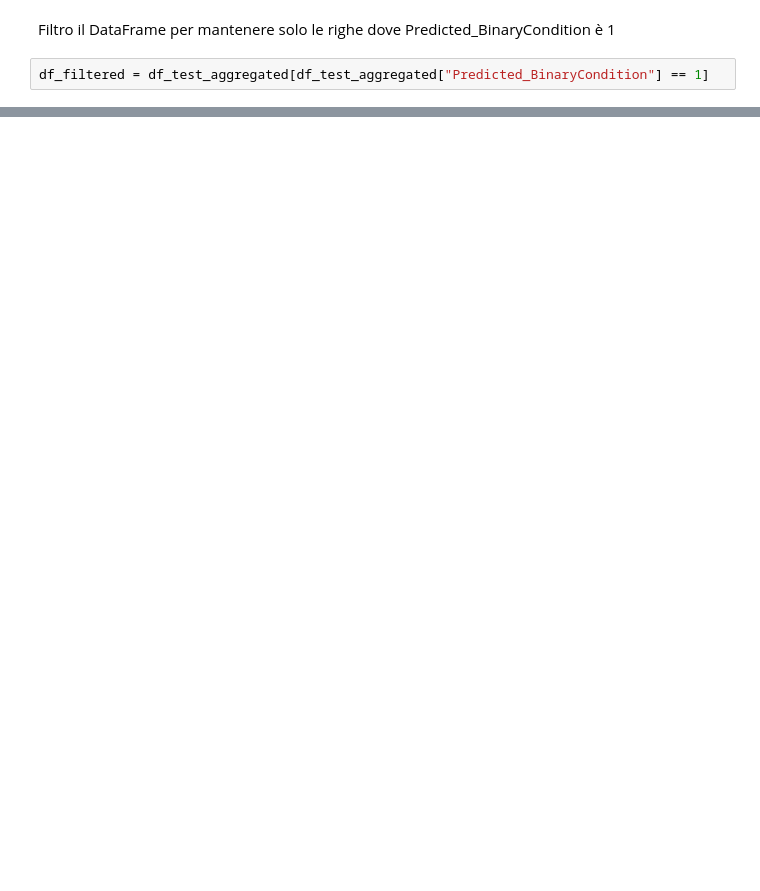
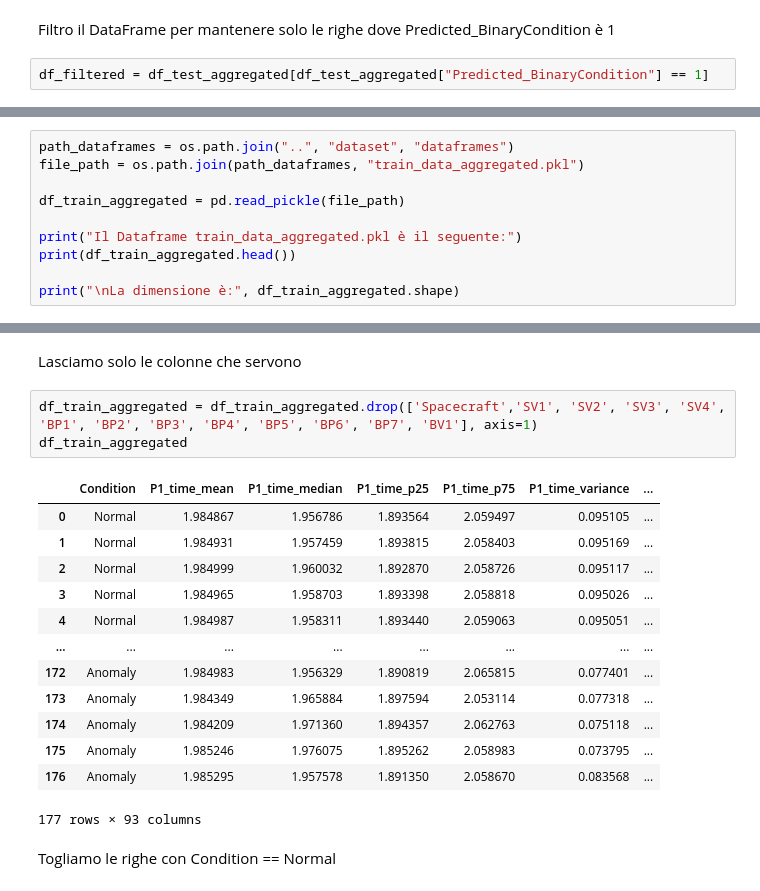
Before and after one commit to enricopierga/C2_PHM_AsiaPacific_2023, a Jupyter notebook: task2/task2.ipynb, the cells around one changed output, grey strips where cells are left out. Saved outputs shown, nothing was run; the diff lists cells and outputs as text; blank space fills up the shorter version.

```diff
--- a/task2/task2.ipynb
+++ b/task2/task2.ipynb
@@ -238,0 +239,10 @@ Dataframe KNOWN:
+# %%
+path_dataframes = os.path.join("..", "dataset", "dataframes")
+file_path = os.path.join(path_dataframes, "train_data_aggregated.pkl")
+
+df_train_aggregated = pd.read_pickle(file_path)
+
+print("Il Dataframe train_data_aggregated.pkl è il seguente:")
+print(df_train_aggregated.head())
+
+print("\nLa dimensione è:", df_train_aggregated.shape)
@@ -238,0 +267,21 @@ Dataframe KNOWN:
+# %% [markdown]
+Lasciamo solo le colonne che servono
+# %%
+df_train_aggregated = df_train_aggregated.drop(['Spacecraft','SV1', 'SV2', 'SV3', 'SV4', 'BP1', 'BP2', 'BP3', 'BP4', 'BP5', 'BP6', 'BP7', 'BV1'], axis=1)
+df_train_aggregated
+# %% [output]
+|  | Condition | P1_time_mean | P1_time_median | P1_time_p25 | P1_time_p75 | P1_time_variance | ... |
+| 0 | Normal | 1.984867 | 1.956786 | 1.893564 | 2.059497 | 0.095105 | ... |
+| 1 | Normal | 1.984931 | 1.957459 | 1.893815 | 2.058403 | 0.095169 | ... |
+| 2 | Normal | 1.984999 | 1.960032 | 1.892870 | 2.058726 | 0.095117 | ... |
+| 3 | Normal | 1.984965 | 1.958703 | 1.893398 | 2.058818 | 0.095026 | ... |
+| 4 | Normal | 1.984987 | 1.958311 | 1.893440 | 2.059063 | 0.095051 | ... |
+| ... | ... | ... | ... | ... | ... | ... | ... |
+| 172 | Anomaly | 1.984983 | 1.956329 | 1.890819 | 2.065815 | 0.077401 | ... |
+| 173 | Anomaly | 1.984349 | 1.965884 | 1.897594 | 2.053114 | 0.077318 | ... |
+| 174 | Anomaly | 1.984209 | 1.971360 | 1.894357 | 2.062763 | 0.075118 | ... |
+| 175 | Anomaly | 1.985246 | 1.976075 | 1.895262 | 2.058983 | 0.073795 | ... |
+| 176 | Anomaly | 1.985295 | 1.957578 | 1.891350 | 2.058670 | 0.083568 | ... |
+177 rows × 93 columns
+# %% [markdown]
+Togliamo le righe con Condition == Normal
```
Also changed, not shown: parts of 35 cells of this notebook, 4 other files.
